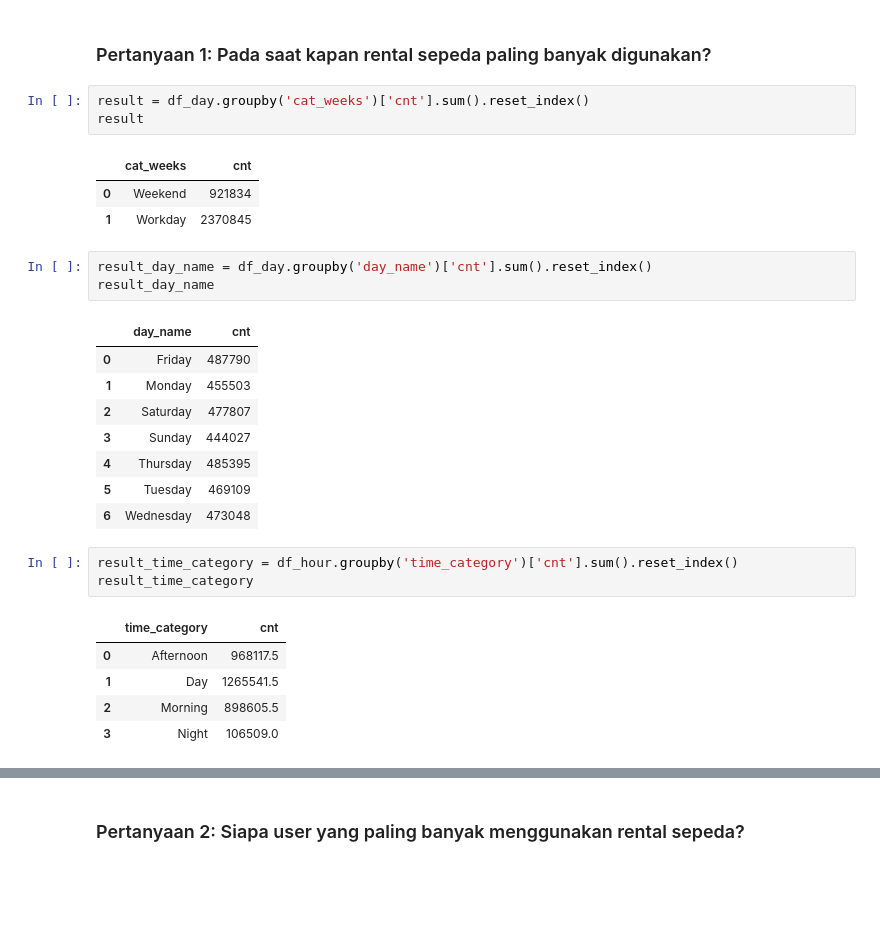
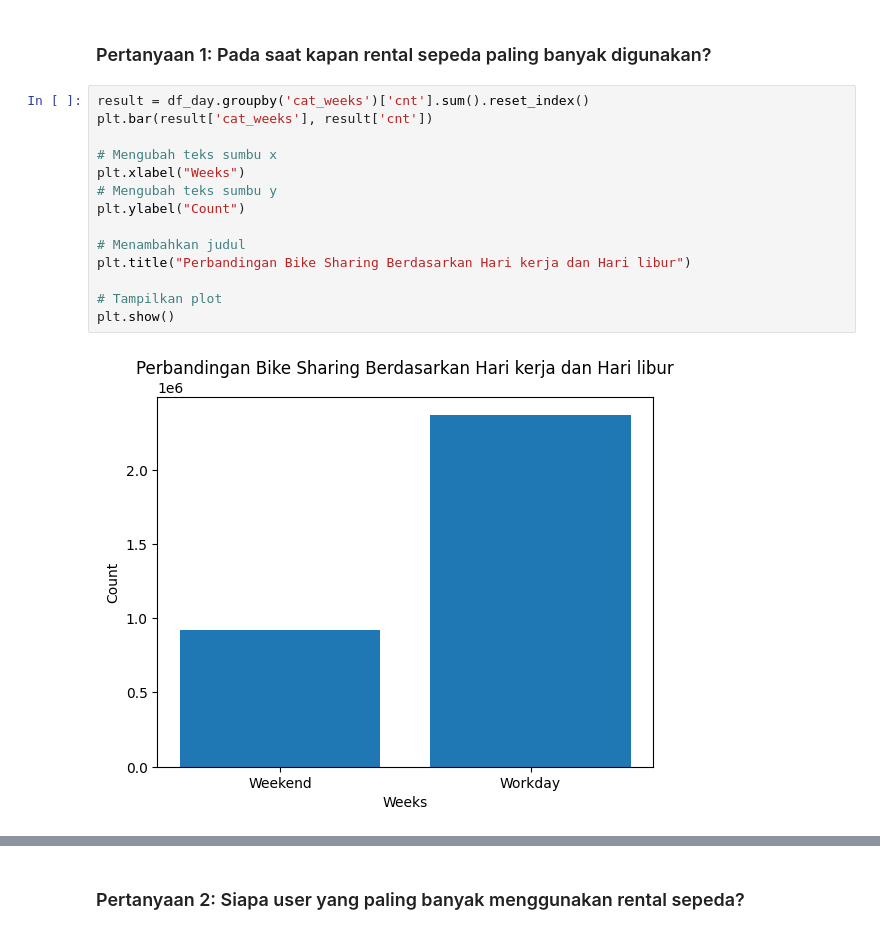
Before and after one commit to yeremiayospane/Project-Data-Analisis-Dicoding, a Jupyter notebook: project.ipynb, the cells around one changed output, grey strips where cells are left out. Drawn from its saved outputs; the diff is of its cells as text; blank space fills up the shorter version.

```diff
--- a/project.ipynb
+++ b/project.ipynb
@@ -349,31 +349,19 @@ df_day.select_dtypes(include=np.number).corr()
 ## Visualization & Explanatory Analysis
 # %% [markdown]
 ### Pertanyaan 1: Pada saat kapan rental sepeda paling banyak digunakan?
-# %%
-result = df_day.groupby('cat_weeks')['cnt'].sum().reset_index()
-result
-# %% [output]
-|  | cat_weeks | cnt |
-| 0 | Weekend | 921834 |
-| 1 | Workday | 2370845 |
-# %%
-result_day_name = df_day.groupby('day_name')['cnt'].sum().reset_index()
-result_day_name
-# %% [output]
-|  | day_name | cnt |
-| 0 | Friday | 487790 |
-| 1 | Monday | 455503 |
-| 2 | Saturday | 477807 |
-| 3 | Sunday | 444027 |
-| 4 | Thursday | 485395 |
-| 5 | Tuesday | 469109 |
-| 6 | Wednesday | 473048 |
-# %%
-result_time_category = df_hour.groupby('time_category')['cnt'].sum().reset_index()
-result_time_category
-# %% [output]
-|  | time_category | cnt |
-| 0 | Afternoon | 968117.5 |
-| 1 | Day | 1265541.5 |
-| 2 | Morning | 898605.5 |
-| 3 | Night | 106509.0 |
+# %%
+result = df_day.groupby('cat_weeks')['cnt'].sum().reset_index()
+plt.bar(result['cat_weeks'], result['cnt'])
+
+# Mengubah teks sumbu x
+plt.xlabel("Weeks")
+# Mengubah teks sumbu y
+plt.ylabel("Count")
+
+# Menambahkan judul
+plt.title("Perbandingan Bike Sharing Berdasarkan Hari kerja dan Hari libur")
+
+# Tampilkan plot
+plt.show()
+# %% [output]
+[figure, added]
```
Also changed, not shown: parts of 10 cells of this notebook.
